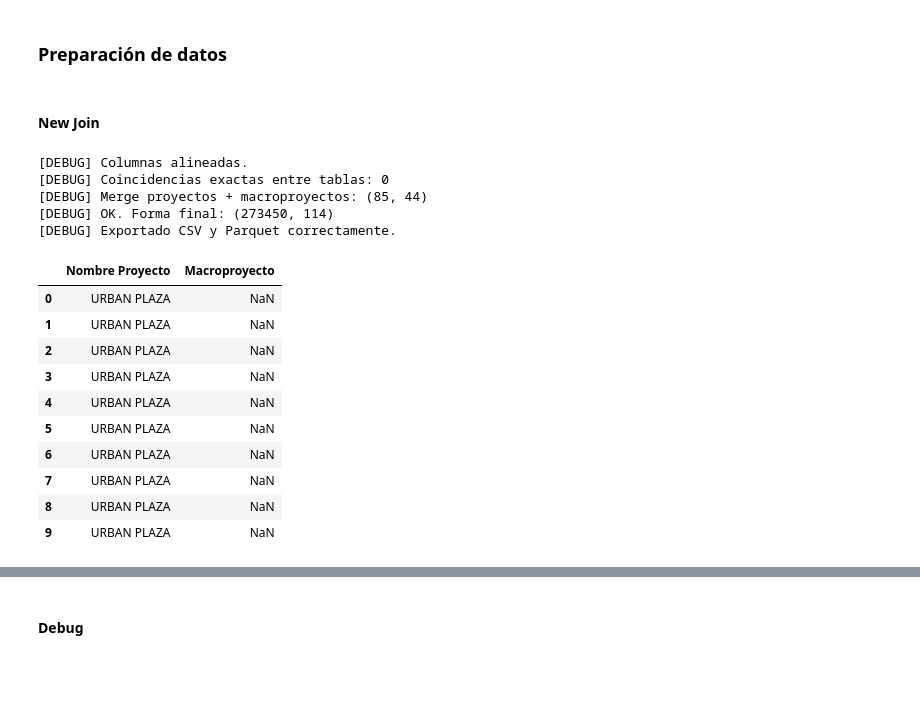
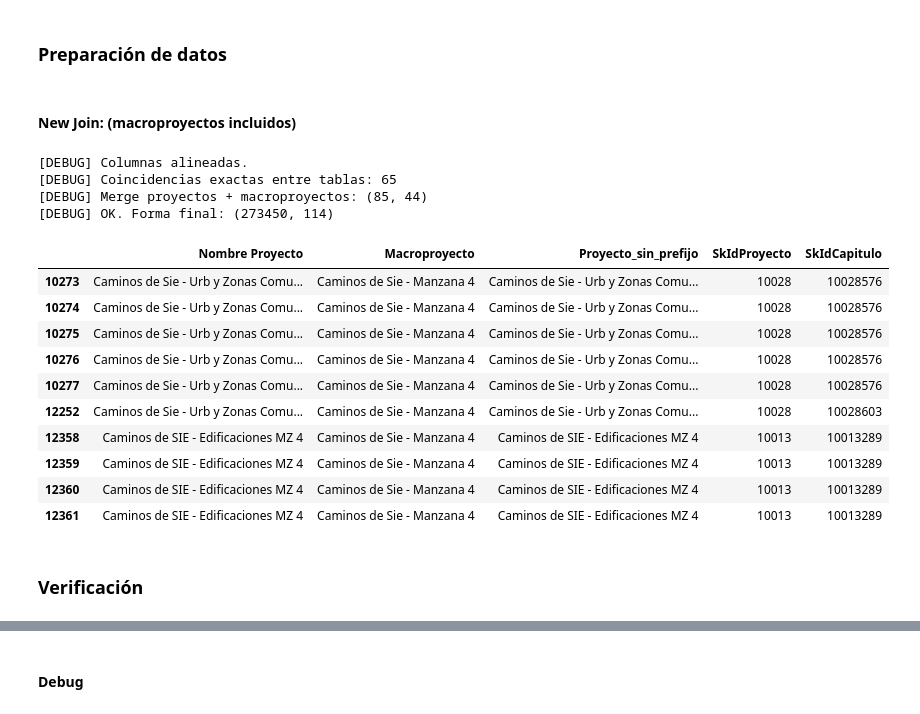
Before and after one commit to ConnectEscuelaIngenieros/consultoriaConnectBogota, a Jupyter notebook: Concatenador_Codigos_para_Homologador.ipynb, the cells around one changed output, grey strips where cells are left out. Cells and saved outputs as stored; diff of their text form; code cells hidden in the pictures; blank space fills up the shorter version.

```diff
--- a/Concatenador_Codigos_para_Homologador.ipynb
+++ b/Concatenador_Codigos_para_Homologador.ipynb
@@ -23,7 +23,7 @@ tabla_capitulos = pd.read_csv(ruta_capitulos)
 tabla_insumos = pd.read_csv(ruta_insumo)
 tabla_macro = pd.read_csv(ruta_macro)
 # %% [markdown]
-#### New Join
+#### New Join: (macroproyectos incluidos)
 # %%
 # Alinear columnas
 if "Proyectos" in tabla_macro.columns:
@@ -37,7 +37,7 @@ tabla_macro["Proyecto_sin_prefijo"] = tabla_macro["Proyecto"].apply(
 )
 
 # Verificar coincidencias
-interseccion = set(tabla_proyectos["Nombre Proyecto"]).intersection(set(tabla_macro["Proyecto"]))
+interseccion = set(tabla_proyectos["Nombre Proyecto"]).intersection(set(tabla_macro["Proyecto_sin_prefijo"]))
 print(f"[DEBUG] Coincidencias exactas entre tablas: {len(interseccion)}")
 
 # === Merge de proyectos con macroproyectos ===
@@ -45,52 +45,52 @@ tabla_proyectos_macro = pd.merge(
     tabla_proyectos,
     tabla_macro,
     left_on="Nombre Proyecto",
-    right_on="Proyecto",
+    right_on="Proyecto_sin_prefijo",
     how="left",
 )
 
 print(f"[DEBUG] Merge proyectos + macroproyectos: {tabla_proyectos_macro.shape}")
 
 # === PIPELINE COMPLETO ===
 tabla_base = tabla_proyeccion.copy()
 
 tabla_1 = pd.merge(tabla_base, tabla_proyectos_macro, on="SkIdProyecto", how="left")
 tabla_2 = pd.merge(tabla_1, tabla_capitulos, on="SkIdCapitulo", how="left")
 
 # Items
 tabla_items_unica = tabla_items.drop_duplicates(subset=["SkIdItems"], keep="first")
 tabla_3 = pd.merge(tabla_2, tabla_items_unica, on="SkIdItems", how="left", suffixes=("", "_item"))
 
 # Insumos
 tabla_insumos_unica = tabla_insumos.drop_duplicates(subset=["SkIdInsumo"], keep="first").copy()
 cols_no_clave = [c for c in tabla_insumos_unica.columns if c != "SkIdInsumo"]
 tabla_insumos_pref = tabla_insumos_unica.rename(columns={c: f"Insumo_{c}" for c in cols_no_clave})
 
 tabla_final = pd.merge(tabla_3, tabla_insumos_pref, on="SkIdInsumo", how="left")
 print(f"[DEBUG] OK. Forma final: {tabla_final.shape}")
 
+
+'''
 # === Exportar resultados ===
 tabla_final.to_csv("tabla_looker.csv", index=False, encoding="utf-8", sep=",")
 tabla_final.to_parquet("tabla_looker.parquet", index=False)
-
 print("[DEBUG] Exportado CSV y Parquet correctamente.")
-
-# Vista rápida de verificación
-display(tabla_final[["Nombre Proyecto", "Macroproyecto"]].head(10))
+'''
 # %% [output]
 [DEBUG] Columnas alineadas.
-[DEBUG] Coincidencias exactas entre tablas: 0
+[DEBUG] Coincidencias exactas entre tablas: 65
 [DEBUG] Merge proyectos + macroproyectos: (85, 44)
 [DEBUG] OK. Forma final: (273450, 114)
-[DEBUG] Exportado CSV y Parquet correctamente.
-|  | Nombre Proyecto | Macroproyecto |
-| 0 | URBAN PLAZA | NaN |
-| 1 | URBAN PLAZA | NaN |
-| 2 | URBAN PLAZA | NaN |
-| 3 | URBAN PLAZA | NaN |
-| 4 | URBAN PLAZA | NaN |
-| 5 | URBAN PLAZA | NaN |
-| 6 | URBAN PLAZA | NaN |
-| 7 | URBAN PLAZA | NaN |
-| 8 | URBAN PLAZA | NaN |
-| 9 | URBAN PLAZA | NaN |
+|  | Nombre Proyecto | Macroproyecto | Proyecto_sin_prefijo | SkIdProyecto | SkIdCapitulo |
+| 10273 | Caminos de Sie - Urb y Zonas Comu... | Caminos de Sie - Manzana 4 | Caminos de Sie - Urb y Zonas Comu... | 10028 | 10028576 |
+| 10274 | Caminos de Sie - Urb y Zonas Comu... | Caminos de Sie - Manzana 4 | Caminos de Sie - Urb y Zonas Comu... | 10028 | 10028576 |
+| 10275 | Caminos de Sie - Urb y Zonas Comu... | Caminos de Sie - Manzana 4 | Caminos de Sie - Urb y Zonas Comu... | 10028 | 10028576 |
+| 10276 | Caminos de Sie - Urb y Zonas Comu... | Caminos de Sie - Manzana 4 | Caminos de Sie - Urb y Zonas Comu... | 10028 | 10028576 |
+| 10277 | Caminos de Sie - Urb y Zonas Comu... | Caminos de Sie - Manzana 4 | Caminos de Sie - Urb y Zonas Comu... | 10028 | 10028576 |
+| 12252 | Caminos de Sie - Urb y Zonas Comu... | Caminos de Sie - Manzana 4 | Caminos de Sie - Urb y Zonas Comu... | 10028 | 10028603 |
+| 12358 | Caminos de SIE - Edificaciones MZ 4 | Caminos de Sie - Manzana 4 | Caminos de SIE - Edificaciones MZ 4 | 10013 | 10013289 |
+| 12359 | Caminos de SIE - Edificaciones MZ 4 | Caminos de Sie - Manzana 4 | Caminos de SIE - Edificaciones MZ 4 | 10013 | 10013289 |
+| 12360 | Caminos de SIE - Edificaciones MZ 4 | Caminos de Sie - Manzana 4 | Caminos de SIE - Edificaciones MZ 4 | 10013 | 10013289 |
+| 12361 | Caminos de SIE - Edificaciones MZ 4 | Caminos de Sie - Manzana 4 | Caminos de SIE - Edificaciones MZ 4 | 10013 | 10013289 |
+# %% [markdown]
+### Verificación
```
Also changed, not shown: parts of 5 cells of this notebook.
